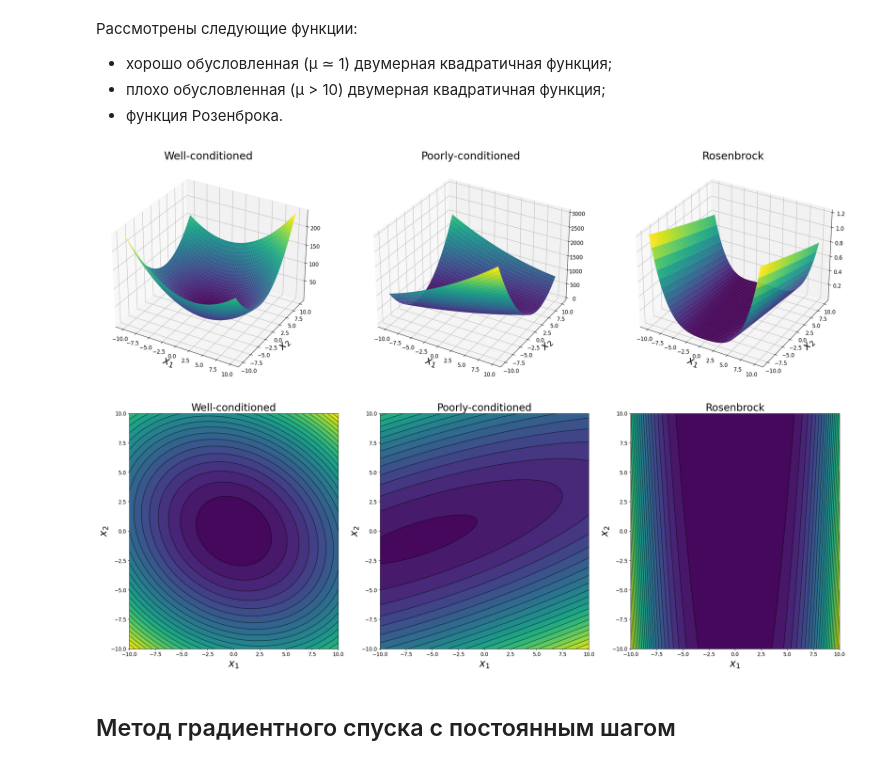
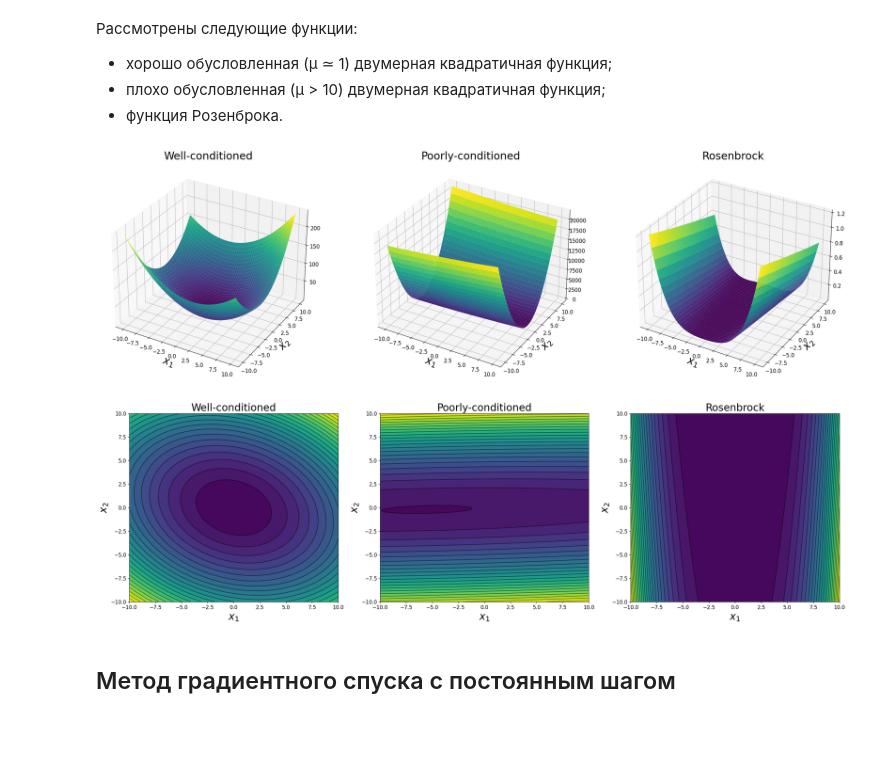
Before and after one commit to romangorbunov91/classic_grad, a Jupyter notebook: notebook.ipynb, the cells around one changed output. Drawn from its saved outputs; the diff is of its cells as text; code cells hidden in the pictures; blank space fills up the shorter version.

```diff
--- a/notebook.ipynb
+++ b/notebook.ipynb
@@ -15,7 +15,7 @@ def f_well(x):
     return 0.8 * x[0]**2 + 1.2 * x[1]**2 + 0.4 * x[0]*x[1]
 
 def f_poor(x):
-    return 2 * x[0]**2 + 15 * x[1]**2 - 8 * x[0]*x[1] + 20 * x[0] - 30 * x[1] + 23
+    return 2 * x[0]**2 + 205 * x[1]**2 - 10 * x[0]*x[1] + 20 * x[0] + 30 * x[1] + 23
 
 def f_rozen(x):
     return (1-x[0])**2 + 100 * (x[1]-x[0]**2)**2
@@ -49,29 +49,29 @@ user_tickfontsize = 12
 # %%
 fig, axs = plt.subplots(ncols=N_func, nrows=1, figsize=(10*N_func, 10), subplot_kw={'projection': '3d'})
 for k, z, func_lbl in zip(range(N_func), Z, func_labels):
     axs[k].plot_surface(X, Y, z, cmap='viridis', edgecolor='none')
     axs[k].set_xlabel('$x_1$', fontsize=user_fontsize)
     axs[k].set_ylabel('$x_2$', fontsize=user_fontsize)
     axs[k].set_title(func_lbl, fontsize=user_fontsize)
 
     axs[k].tick_params(axis='x', labelsize=user_tickfontsize)
     axs[k].tick_params(axis='y', labelsize=user_tickfontsize)
     axs[k].tick_params(axis='z', labelsize=user_tickfontsize)
 plt.show()
 
-fig, axs = plt.subplots(ncols=N_func, nrows=1, figsize=(10*N_func, 10))
+fig, axs = plt.subplots(ncols=N_func, nrows=1, figsize=(10*N_func, 8))
 for k, z, func_lbl in zip(range(N_func), Z, func_labels):
     contour = axs[k].contour(X, Y, z, levels=25, colors='black', alpha=0.5)
     axs[k].contourf(X, Y, z, levels=25, cmap='viridis')
     axs[k].set_xlabel('$x_1$', fontsize=user_fontsize)
     axs[k].set_ylabel('$x_2$', fontsize=user_fontsize)
     axs[k].set_title(func_lbl, fontsize=user_fontsize)
 
     axs[k].tick_params(axis='x', labelsize=user_tickfontsize)
     axs[k].tick_params(axis='y', labelsize=user_tickfontsize)
 plt.show()
 # %% [output]
-[figure, old version]
+[figure, new version]
-[figure, old version]
+[figure, new version]
 # %% [markdown]
 ## Метод градиентного спуска с постоянным шагом
```
